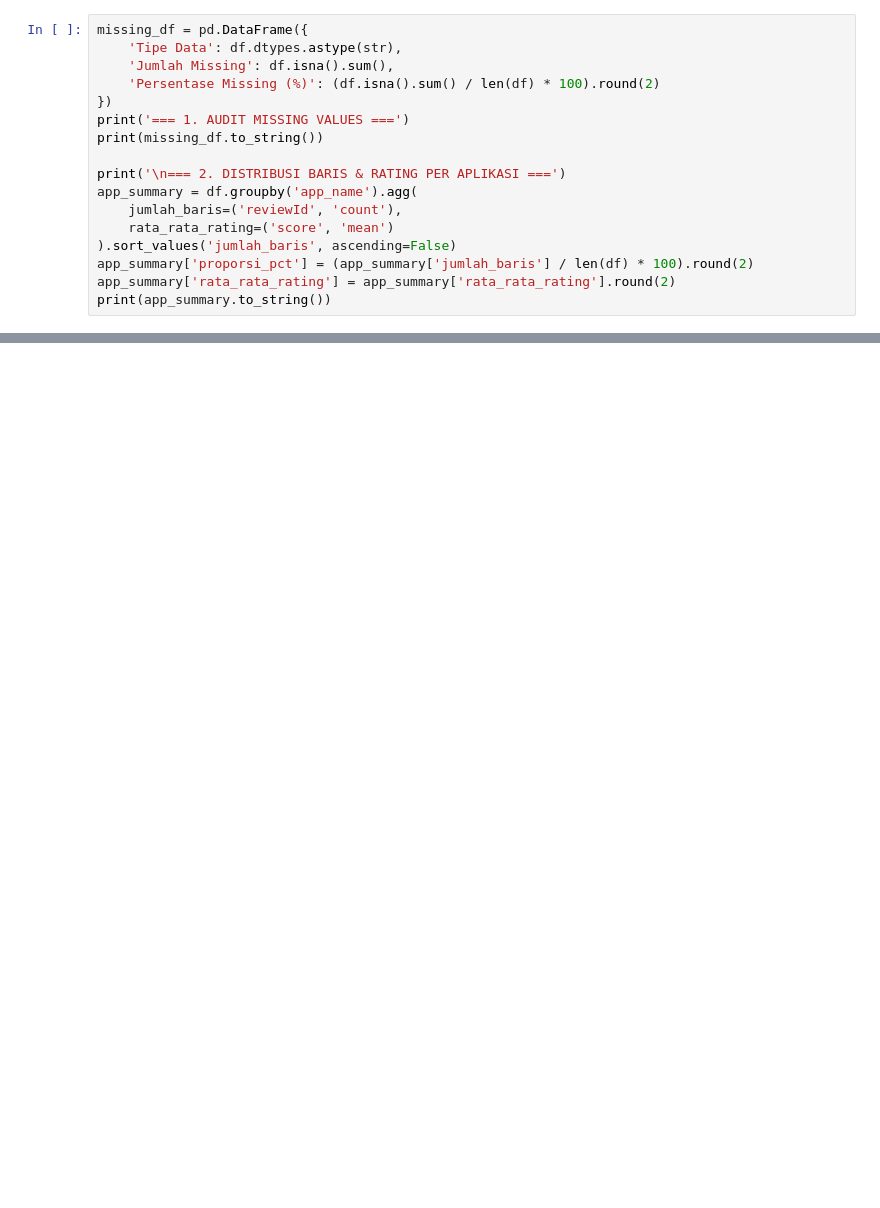
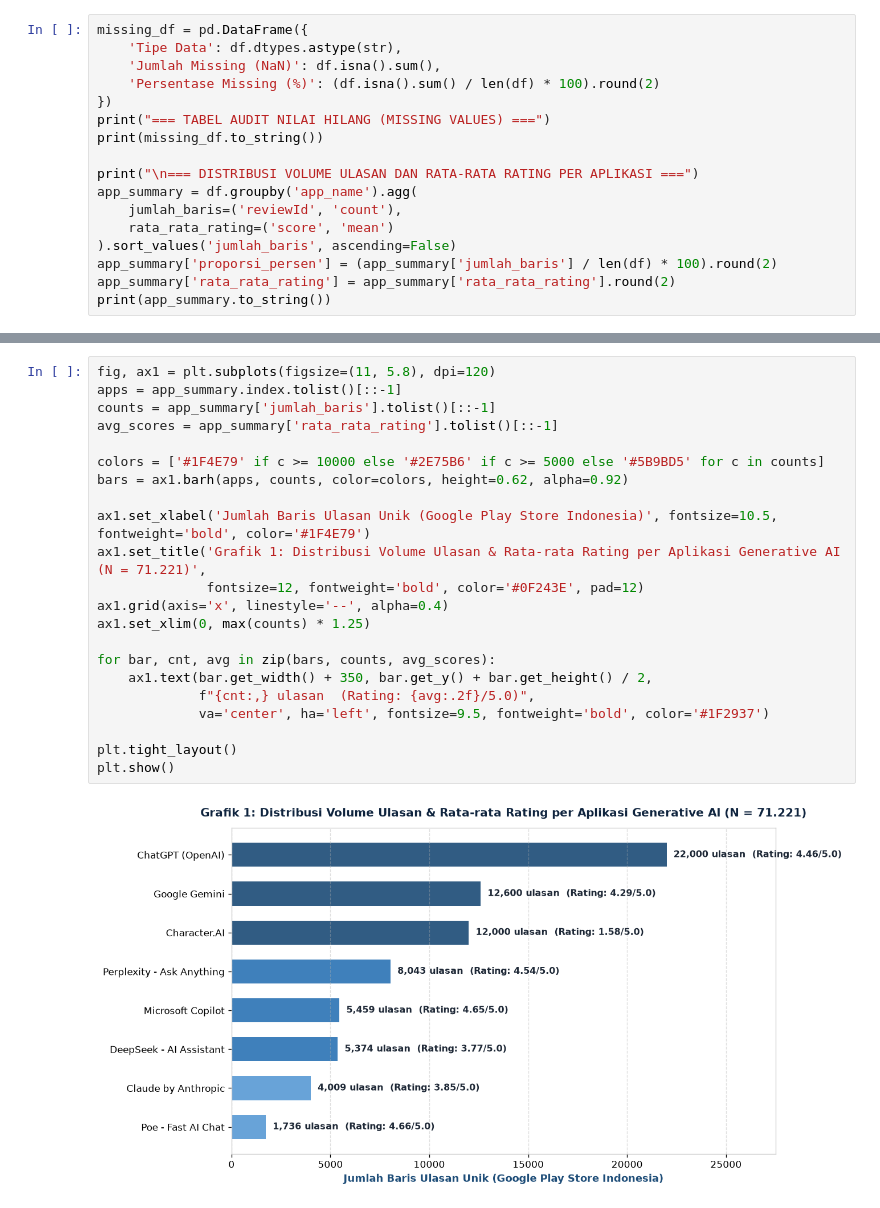
Before and after one commit to awillyam327/AM552B_GenAI_Indonesia, a Jupyter notebook: notebooks/01_Data_Understanding_dan_EDA.ipynb, the cells around one changed output, grey strips where cells are left out. Saved outputs shown, nothing was run; the diff lists cells and outputs as text; blank space fills up the shorter version.

```diff
--- a/notebooks/01_Data_Understanding_dan_EDA.ipynb
+++ b/notebooks/01_Data_Understanding_dan_EDA.ipynb
@@ -27,18 +51,18 @@ Pemeriksaan menyeluruh terhadap kualitas data mentah sebelum masuk ke tahap pers
 # %%
 missing_df = pd.DataFrame({
     'Tipe Data': df.dtypes.astype(str),
-    'Jumlah Missing': df.isna().sum(),
+    'Jumlah Missing (NaN)': df.isna().sum(),
     'Persentase Missing (%)': (df.isna().sum() / len(df) * 100).round(2)
 })
-print('=== 1. AUDIT MISSING VALUES ===')
+print("=== TABEL AUDIT NILAI HILANG (MISSING VALUES) ===")
 print(missing_df.to_string())
 
-print('\n=== 2. DISTRIBUSI BARIS & RATING PER APLIKASI ===')
+print("\n=== DISTRIBUSI VOLUME ULASAN DAN RATA-RATA RATING PER APLIKASI ===")
 app_summary = df.groupby('app_name').agg(
     jumlah_baris=('reviewId', 'count'),
     rata_rata_rating=('score', 'mean')
 ).sort_values('jumlah_baris', ascending=False)
-app_summary['proporsi_pct'] = (app_summary['jumlah_baris'] / len(df) * 100).round(2)
+app_summary['proporsi_persen'] = (app_summary['jumlah_baris'] / len(df) * 100).round(2)
 app_summary['rata_rata_rating'] = app_summary['rata_rata_rating'].round(2)
 print(app_summary.to_string())
 # %% [output]
@@ -62 +91,25 @@ Poe - Fast AI Chat                 1736              4.66          2.44
+# %%
+fig, ax1 = plt.subplots(figsize=(11, 5.8), dpi=120)
+apps = app_summary.index.tolist()[::-1]
+counts = app_summary['jumlah_baris'].tolist()[::-1]
+avg_scores = app_summary['rata_rata_rating'].tolist()[::-1]
+
+colors = ['#1F4E79' if c >= 10000 else '#2E75B6' if c >= 5000 else '#5B9BD5' for c in counts]
+bars = ax1.barh(apps, counts, color=colors, height=0.62, alpha=0.92)
+
+ax1.set_xlabel('Jumlah Baris Ulasan Unik (Google Play Store Indonesia)', fontsize=10.5, fontweight='bold', color='#1F4E79')
+ax1.set_title('Grafik 1: Distribusi Volume Ulasan & Rata-rata Rating per Aplikasi Generative AI (N = 71.221)',
+              fontsize=12, fontweight='bold', color='#0F243E', pad=12)
+ax1.grid(axis='x', linestyle='--', alpha=0.4)
+ax1.set_xlim(0, max(counts) * 1.25)
+
+for bar, cnt, avg in zip(bars, counts, avg_scores):
+    ax1.text(bar.get_width() + 350, bar.get_y() + bar.get_height() / 2,
+             f"{cnt:,} ulasan  (Rating: {avg:.2f}/5.0)",
+             va='center', ha='left', fontsize=9.5, fontweight='bold', color='#1F2937')
+
+plt.tight_layout()
+plt.show()
+# %% [output]
+[figure, added]
 # %% [markdown]
```
Also changed, not shown: parts of 15 cells of this notebook, 11 other files.
